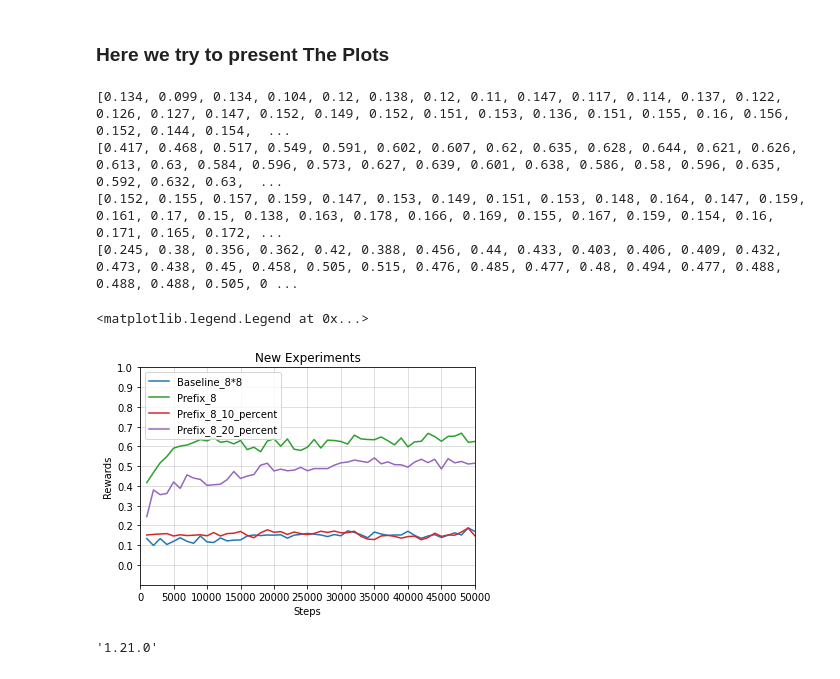
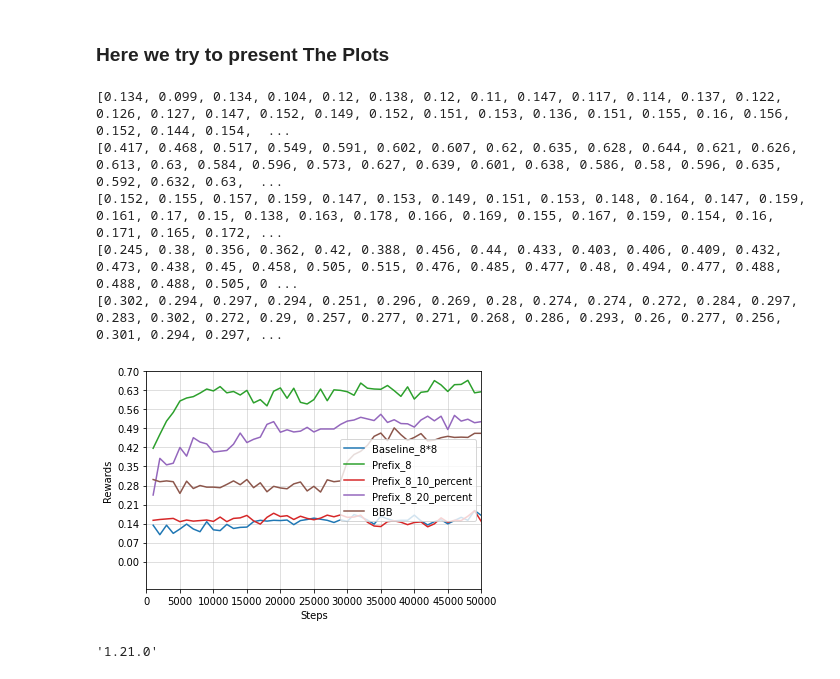
Before and after one commit to EdwardYangHY/transformer_I2S, a Jupyter notebook: egs/RL_1_3/check_eval_results.ipynb, the cells around one changed output. Cells and saved outputs as stored; diff of their text form; code cells hidden in the pictures.

```diff
--- a/egs/RL_1_3/check_eval_results.ipynb
+++ b/egs/RL_1_3/check_eval_results.ipynb
@@ -82,31 +82,36 @@ npz_paths_emnlp["Baseline"] = ["./results/logs_emnlp_codec_baseline_pikaia19/eva
 npz_paths_emnlp["Prefix_8"] = ["./results/logs_emnlp_codec_prefix_8*8_pikaia25/evaluations.npz", "C2", "Prefix_8"]
 npz_paths_emnlp["Prefix_8_10_percent"] = ["./results/logs_emnlp_prefix_10_percent_pikaia24/evaluations.npz", "C3", "Prefix_8_10_percent"]
 npz_paths_emnlp["Prefix_8_20_percent"] = ["./results/logs_emnlp_prefix_20_percent_pikaia28/evaluations.npz", "C4", "Prefix_8_20_percent"]
+npz_paths_emnlp["BBB"] = ["/net/papilio/storage2/yhaoyuan/transformer_I2S/egs/RL_1_3/prev_results/logs_ddpg_soft_img_no_sentence/evaluations.npz", "C5", "BBB"]
 # npz_paths_emnlp["Baseline_dim_50"] = ["./results/logs_emnlp_baseline_rl_dim_50_pikaia31/evaluations.npz", "C5", "baseline_50"]
 # %%
 # Set figure
+x_range = 50000
+y_range = 0.7
+intervals = int(y_range/0.1 + 1)
 plt.figure()
-plt.xlim([0,50000])
-plt.ylim([-0.1,1])
-plt.xticks(np.linspace(0, 50000, 11))
-plt.yticks(np.linspace(0, 1, 11))
+plt.xlim([0,x_range])
+plt.ylim([-0.1,y_range])
+plt.xticks(np.linspace(0, x_range, 11))
+plt.yticks(np.linspace(0, y_range, 11))
 plt.xlabel("Steps")
 plt.ylabel("Rewards")
-plt.title("New Experiments")
+plt.title("")
 # ax.set_xsticks
 
 plt.grid(which="major", alpha = 0.5)
 plt.grid(which="minor", alpha = 0.1)
 plot_dict(npz_paths_emnlp)
 plt.legend()
+plt.savefig("emnlp.pdf", bbox_inches='tight')
 # plt_plot_one(npz_path, 'gainsboro')
 # %% [output]
 [0.134, 0.099, 0.134, 0.104, 0.12, 0.138, 0.12, 0.11, 0.147, 0.117, 0.114, 0.137, 0.122, 0.126, 0.127, 0.147, 0.152, 0.149, 0.152, 0.151, 0.153, 0.136, 0.151, 0.155, 0.16, 0.156, 0.152, 0.144, 0.154,  ...
 [0.417, 0.468, 0.517, 0.549, 0.591, 0.602, 0.607, 0.62, 0.635, 0.628, 0.644, 0.621, 0.626, 0.613, 0.63, 0.584, 0.596, 0.573, 0.627, 0.639, 0.601, 0.638, 0.586, 0.58, 0.596, 0.635, 0.592, 0.632, 0.63,  ...
 [0.152, 0.155, 0.157, 0.159, 0.147, 0.153, 0.149, 0.151, 0.153, 0.148, 0.164, 0.147, 0.159, 0.161, 0.17, 0.15, 0.138, 0.163, 0.178, 0.166, 0.169, 0.155, 0.167, 0.159, 0.154, 0.16, 0.171, 0.165, 0.172, ...
 [0.245, 0.38, 0.356, 0.362, 0.42, 0.388, 0.456, 0.44, 0.433, 0.403, 0.406, 0.409, 0.432, 0.473, 0.438, 0.45, 0.458, 0.505, 0.515, 0.476, 0.485, 0.477, 0.48, 0.494, 0.477, 0.488, 0.488, 0.488, 0.505, 0 ...
+[0.302, 0.294, 0.297, 0.294, 0.251, 0.296, 0.269, 0.28, 0.274, 0.274, 0.272, 0.284, 0.297, 0.283, 0.302, 0.272, 0.29, 0.257, 0.277, 0.271, 0.268, 0.286, 0.293, 0.26, 0.277, 0.256, 0.301, 0.294, 0.297, ...
-<matplotlib.legend.Legend at 0x...>
-[figure, old version]
+[figure, new version]
 # %%
 import numpy
 # %%
```
Also changed, not shown: 25 other files.
